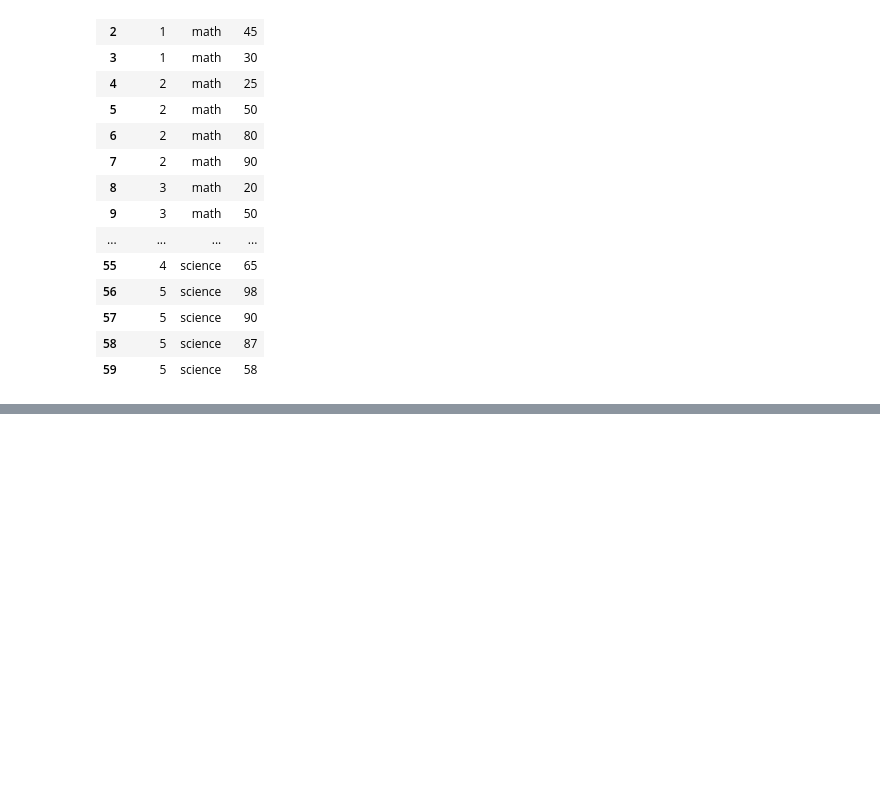
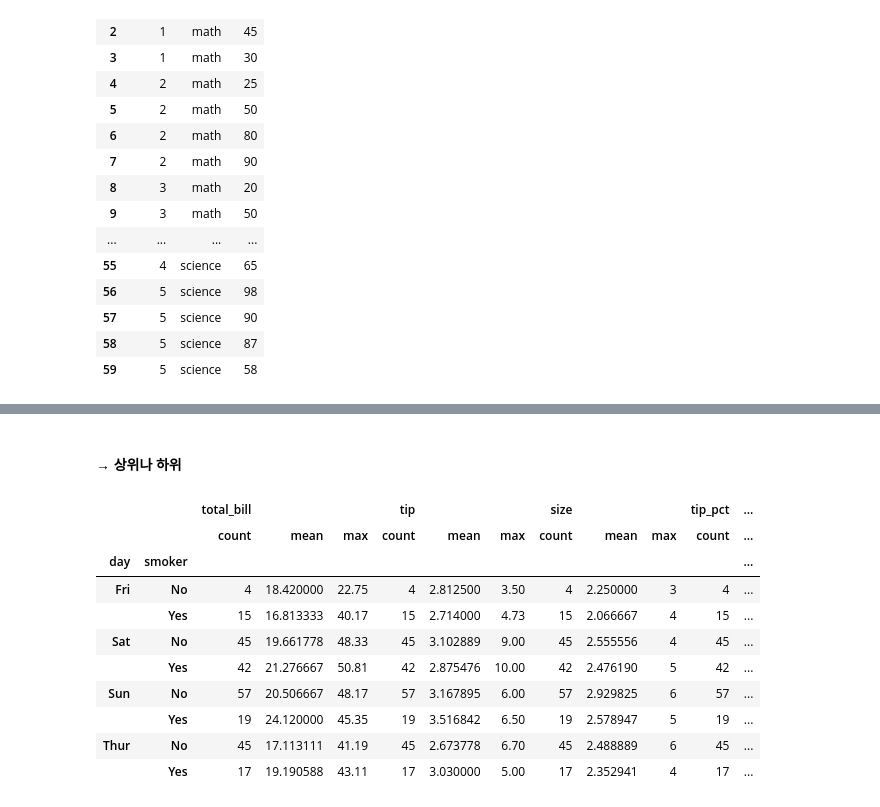
Before and after one commit to zzwony/Start_0920, a Jupyter notebook: redpython.ipynb, the cells around one changed output, grey strips where cells are left out. Cells and saved outputs as stored; diff of their text form; code cells hidden in the pictures; blank space fills up the shorter version.

```diff
--- a/redpython.ipynb
+++ b/redpython.ipynb
@@ -2560,0 +2824,4 @@ df.melt(id_vars=['nclass'], value_vars=['math','english','science'],
+# %%
+import pydataset
+tips = pydataset.data('tips')
+tips
@@ -2560,0 +2878,17 @@ df.melt(id_vars=['nclass'], value_vars=['math','english','science'],
+# %% [markdown]
+#### → 상위나 하위
+# %%
+# 상위나 하위를 추출할때
+grouped.agg(['count','mean','max'])
+# %% [output]
+|  |  | total_bill |  |  | tip |  |  | size |  |  | tip_pct | ... |
+|  |  | count | mean | max | count | mean | max | count | mean | max | count | ... |
+| day | smoker |  |  |  |  |  |  |  |  |  |  | ... |
+| Fri | No | 4 | 18.420000 | 22.75 | 4 | 2.812500 | 3.50 | 4 | 2.250000 | 3 | 4 | ... |
+|  | Yes | 15 | 16.813333 | 40.17 | 15 | 2.714000 | 4.73 | 15 | 2.066667 | 4 | 15 | ... |
+| Sat | No | 45 | 19.661778 | 48.33 | 45 | 3.102889 | 9.00 | 45 | 2.555556 | 4 | 45 | ... |
+|  | Yes | 42 | 21.276667 | 50.81 | 42 | 2.875476 | 10.00 | 42 | 2.476190 | 5 | 42 | ... |
+| Sun | No | 57 | 20.506667 | 48.17 | 57 | 3.167895 | 6.00 | 57 | 2.929825 | 6 | 57 | ... |
+|  | Yes | 19 | 24.120000 | 45.35 | 19 | 3.516842 | 6.50 | 19 | 2.578947 | 5 | 19 | ... |
+| Thur | No | 45 | 17.113111 | 41.19 | 45 | 2.673778 | 6.70 | 45 | 2.488889 | 6 | 45 | ... |
+|  | Yes | 17 | 19.190588 | 43.11 | 17 | 3.030000 | 5.00 | 17 | 2.352941 | 4 | 17 | ... |
```
Also changed, not shown: parts of 51 cells of this notebook.
